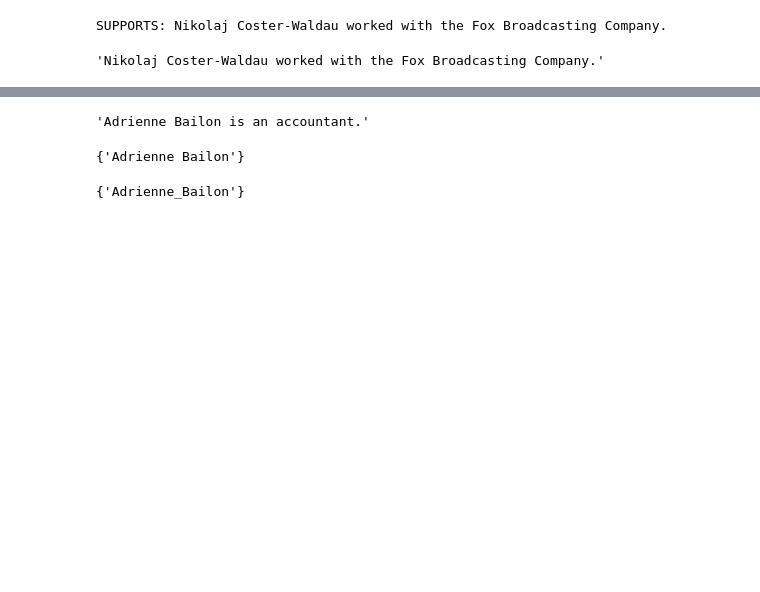
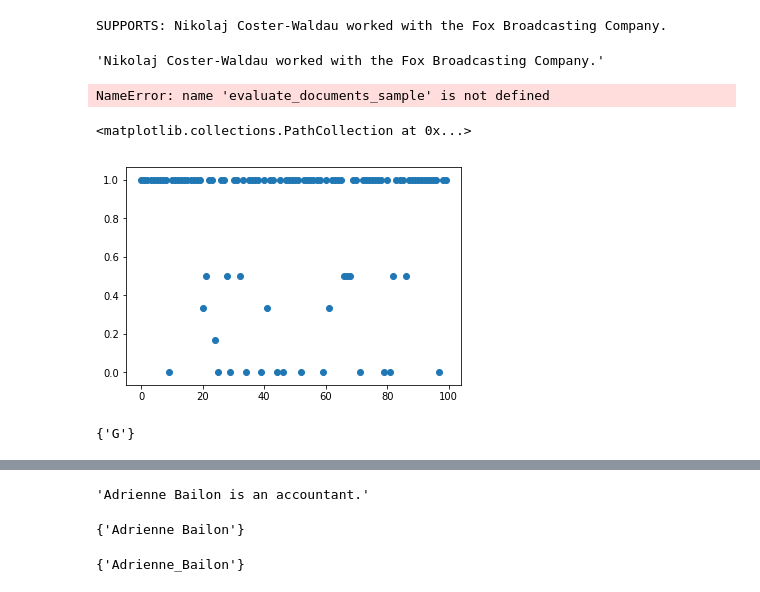
Before and after one commit to marinsokol5/Fact-checking, a Jupyter notebook: jupyter/Document Retrieval - Marin.ipynb, the cells around one changed output, grey strips where cells are left out. Cells and saved outputs as stored; diff of their text form; code cells hidden in the pictures; blank space fills up the shorter version.

```diff
--- a/jupyter/Document Retrieval - Marin.ipynb
+++ b/jupyter/Document Retrieval - Marin.ipynb
@@ -47,3 +58,16 @@ claim = c.claim
 claim
 # %% [output]
 'Nikolaj Coster-Waldau worked with the Fox Broadcasting Company.'
+# %%
+result, document_result = evaluate_documents_sample(train_subset, wiki_titles)
+# %% [output]
+NameError: name 'evaluate_documents_sample' is not defined
+# %%
+plt.scatter([range(0, 100)], [d['recall'] for d in document_result])
+# %% [output]
+<matplotlib.collections.PathCollection at 0x...>
+[figure, added]
+# %%
+retrieve_documents(train_subset[9].claim, wiki_titles)
+# %% [output]
+{'G'}
```
Also changed, not shown: parts of 35 cells of this notebook, 13 other files.
